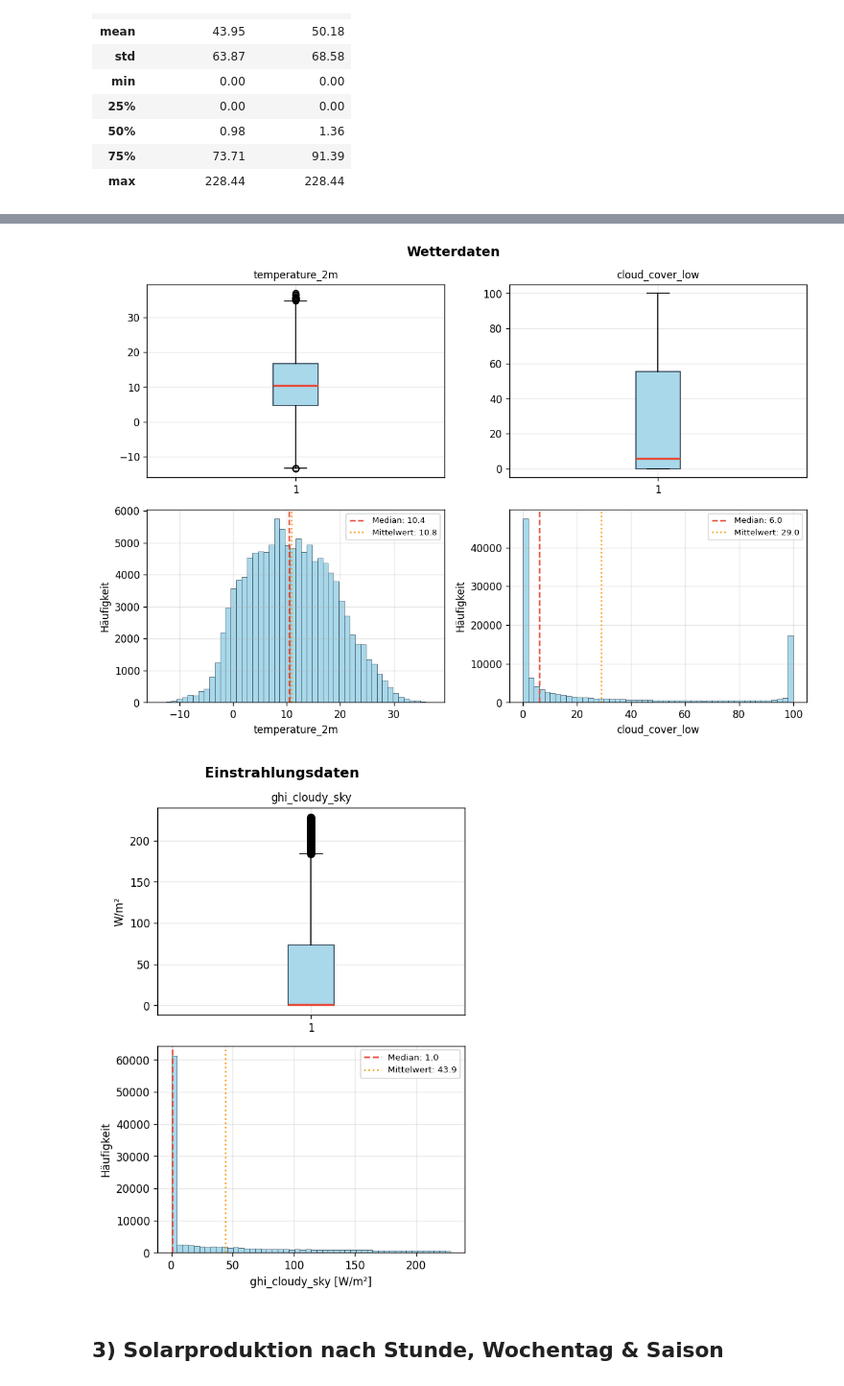
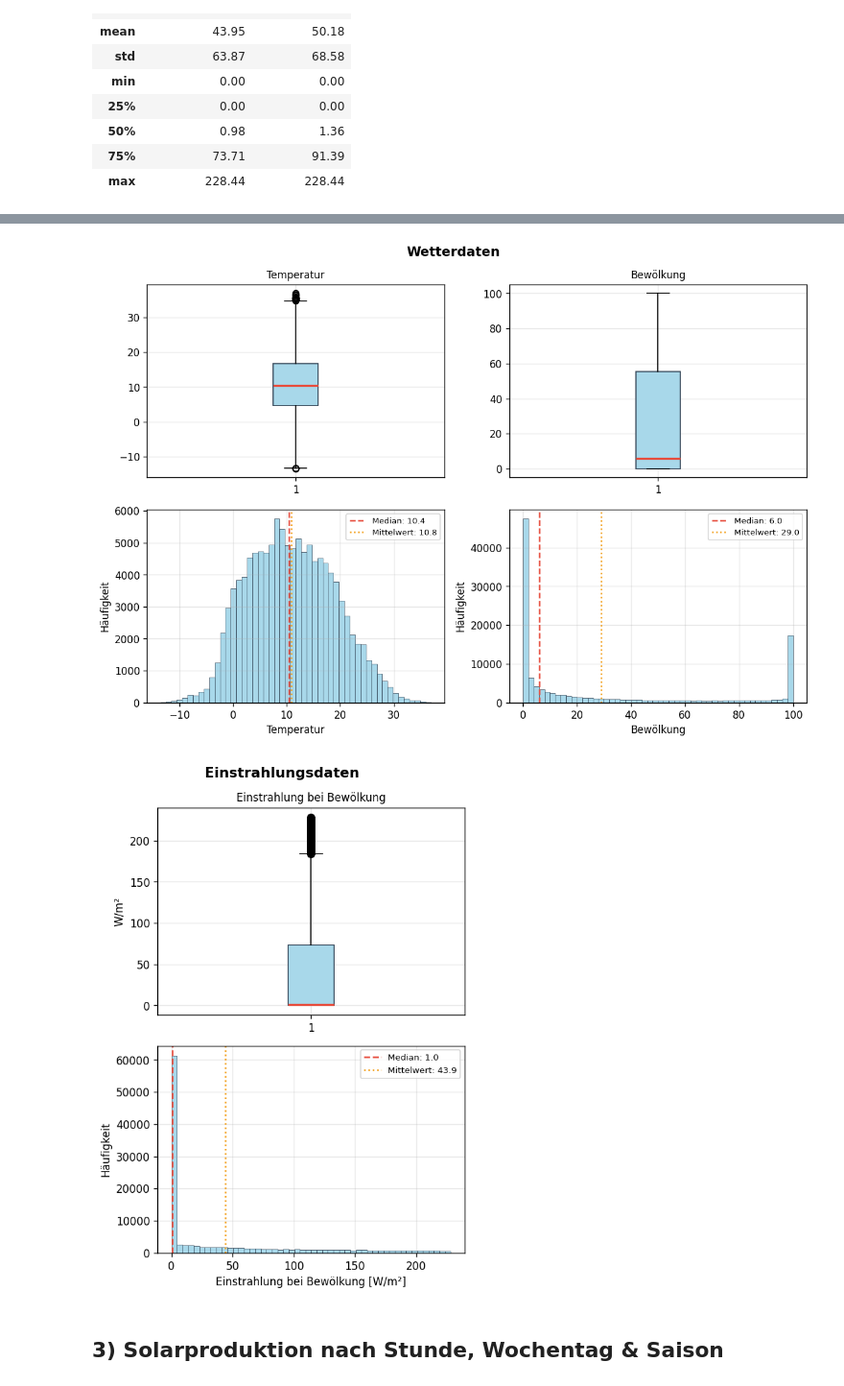
Before and after one commit to Anni075/KI-Project, a Jupyter notebook: notebooks/01_univariate_analyse.ipynb, the cells around one changed output, grey strips where cells are left out. Shown at 96% size. Saved outputs shown, nothing was run; the diff lists cells and outputs as text; code cells hidden in the pictures.

Commit message:
labels made german

```diff
--- a/notebooks/01_univariate_analyse.ipynb
+++ b/notebooks/01_univariate_analyse.ipynb
@@ -110,47 +110,82 @@ Einstrahlungsdaten:
 | max | 228.44 | 228.44 |
 # %%
 # Boxplots + Histogramme fur jede Variablengruppe
+
+# Mapping für Anzeige-Namen (nur für Plots, DataFrame bleibt unverändert)
+label_map = {
+    "Solarproduktion": "Solarproduktion",
+    "temperature_2m": "Temperatur",
+    "cloud_cover_low": "Bewölkung",
+    "ghi_cloudy_sky": "Einstrahlung bei Bewölkung"
+}
+
 groups = [
     (df[["Solarproduktion"]], "PV-Daten", "W"),
     (df[["temperature_2m", "cloud_cover_low"]], "Wetterdaten", ""),
     (df[["ghi_cloudy_sky"]], "Einstrahlungsdaten", "W/m²"),
 ]
 
 for df_grp, title, unit in groups:
     cols = df_grp.columns.tolist()
     n = len(cols)
     fig, axes = plt.subplots(2, n, figsize=(5 * n, 7))
+
     if n == 1:
         axes = axes.reshape(2, 1)
+
     fig.suptitle(title, fontsize=13, fontweight="bold")
 
     for i, col in enumerate(cols):
         data = df_grp[col].dropna()
-        label = f"{col}" + (f" [{unit}]" if unit else "")
+
+        # Anzeige-Name holen (fallback = originaler Name)
+        display_name = label_map.get(col, col)
+
+        label = f"{display_name}" + (f" [{unit}]" if unit else "")
 
         # Boxplot
-        axes[0, i].boxplot(data, vert=True, patch_artist=True,
-                           boxprops=dict(facecolor="#a8d8ea", color="#2c3e50"),
-                           medianprops=dict(color="#e74c3c", linewidth=2))
-        axes[0, i].set_title(col, fontsize=10)
+        axes[0, i].boxplot(
+            data,
+            vert=True,
+            patch_artist=True,
+            boxprops=dict(facecolor="#a8d8ea", color="#2c3e50"),
+            medianprops=dict(color="#e74c3c", linewidth=2)
+        )
+        axes[0, i].set_title(display_name, fontsize=10)
         axes[0, i].set_ylabel(unit if unit else "")
 
         # Histogramm
-        axes[1, i].hist(data, bins=50, color="#a8d8ea", edgecolor="#2c3e50", linewidth=0.4)
-        axes[1, i].axvline(data.median(), color="#e74c3c", linewidth=1.5, linestyle="--",
-                           label=f"Median: {data.median():.1f}")
-        axes[1, i].axvline(data.mean(), color="#f39c12", linewidth=1.5, linestyle=":",
-                           label=f"Mittelwert: {data.mean():.1f}")
+        axes[1, i].hist(
+            data,
+            bins=50,
+            color="#a8d8ea",
+            edgecolor="#2c3e50",
+            linewidth=0.4
+        )
+        axes[1, i].axvline(
+            data.median(),
+            color="#e74c3c",
+            linewidth=1.5,
+            linestyle="--",
+            label=f"Median: {data.median():.1f}"
+        )
+        axes[1, i].axvline(
+            data.mean(),
+            color="#f39c12",
+            linewidth=1.5,
+            linestyle=":",
+            label=f"Mittelwert: {data.mean():.1f}"
+        )
         axes[1, i].set_xlabel(label)
         axes[1, i].set_ylabel("Häufigkeit")
         axes[1, i].legend(fontsize=8)
 
     plt.tight_layout()
     plt.show()
 # %% [output]
 [figure]
-[figure, old version]
+[figure, new version]
-[figure, old version]
+[figure, new version]
 # %% [markdown]
 ## 3) Solarproduktion nach Stunde, Wochentag & Saison
 # %% [markdown]
```
